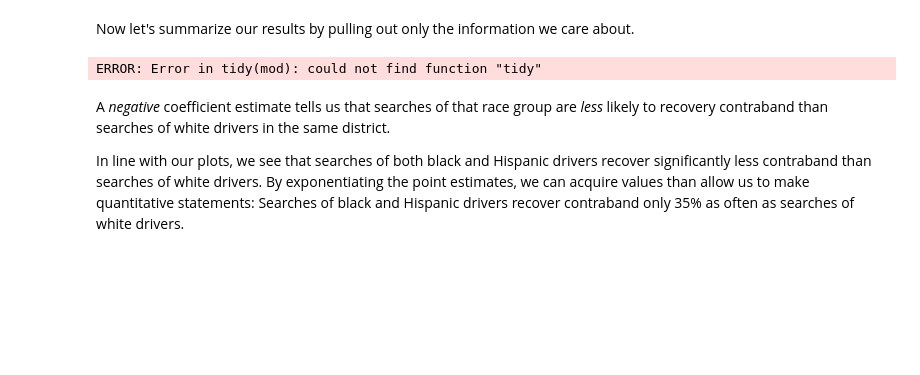
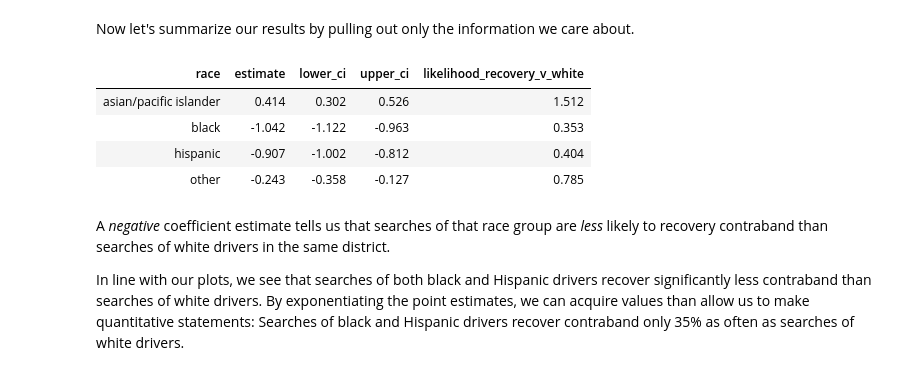
Before and after one commit to stanford-policylab/iriss-workshop, a Jupyter notebook: R/4-policing-answers.ipynb, the cells around one changed output. Saved outputs shown, nothing was run; the diff lists cells and outputs as text; code cells hidden in the pictures; blank space fills up the shorter version.

```diff
--- a/R/4-policing-answers.ipynb
+++ b/R/4-policing-answers.ipynb
@@ -1167,20 +1165,27 @@ tidy(mod)
 # %% [markdown]
 Now let's summarize our results by pulling out only the information we care about.
 # %%
-# HAVE THEM DO PART OF THIS
 tidy(mod) %>%
     filter(str_detect(term, "race")) %>%
     mutate(
         race = str_remove_all(term, "race"),
-        conf_int_95 = str_c(
-            "(", round(estimate - 1.96*std.error, 3),
-            ", ", round(estimate + 1.96*std.error, 3), ")"
-        ),
+        lower_ci = round(estimate - 1.96*std.error, 3),
+        upper_ci = round(estimate + 1.96*std.error, 3),
         likelihood_recovery_v_white = exp(estimate)
     ) %>%
-    select(race, estimate, conf_int_95, likelihood_recovery_v_white)
+    select(
+        race,
+        estimate,
+        lower_ci,
+        upper_ci,
+        likelihood_recovery_v_white
+    )
 # %% [output]
-ERROR: Error in tidy(mod): could not find function "tidy"
+| race | estimate | lower_ci | upper_ci | likelihood_recovery_v_white |
+| asian/pacific islander | 0.414 | 0.302 | 0.526 | 1.512 |
+| black | -1.042 | -1.122 | -0.963 | 0.353 |
+| hispanic | -0.907 | -1.002 | -0.812 | 0.404 |
+| other | -0.243 | -0.358 | -0.127 | 0.785 |
 # %% [markdown]
 A _negative_ coefficient estimate tells us that searches of that race group are _less_ likely to recovery contraband than searches of white drivers in the same district.
 
```
Also changed, not shown: parts of 12 cells of this notebook, 1 other file.
